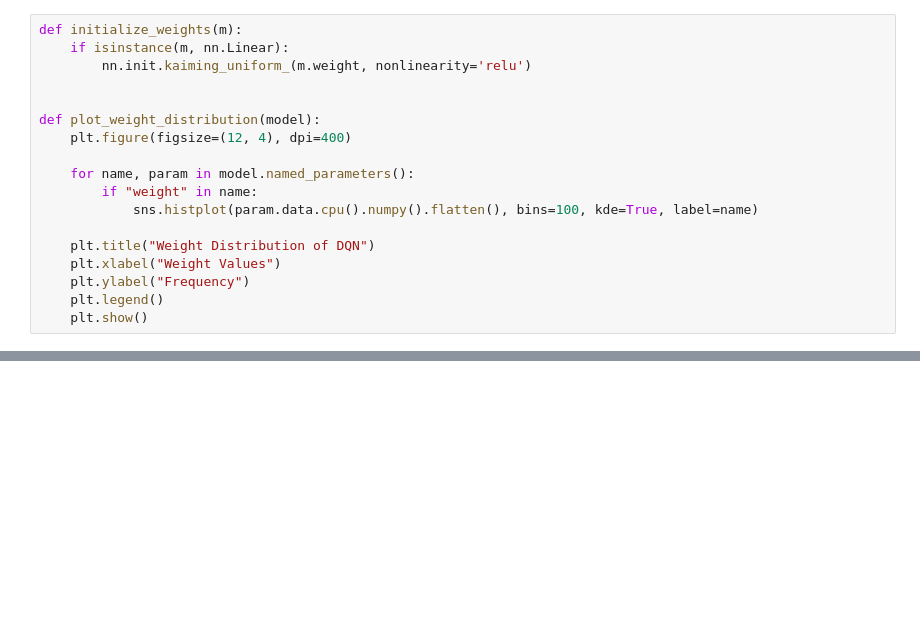
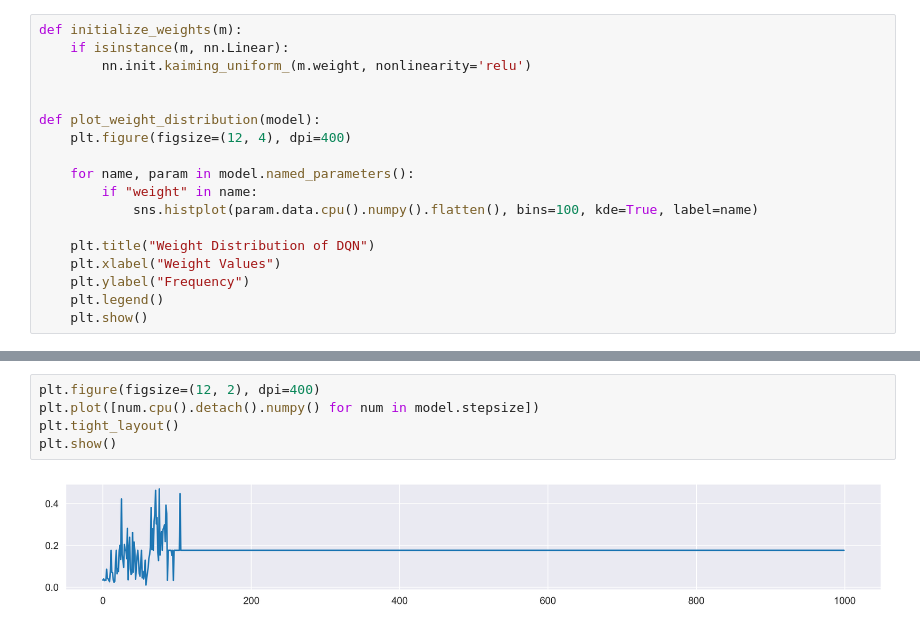
Before and after one commit to kimjuhwan1234/Study_RL, a Jupyter notebook: 29. TRPO.ipynb, the cells around one changed output, grey strips where cells are left out. Cells and saved outputs as stored; diff of their text form; blank space fills up the shorter version.

```diff
--- a/29. TRPO.ipynb
+++ b/29. TRPO.ipynb
@@ -81,3 +158,10 @@ tensor(-1.0643, device='cuda:0') tensor(0.0010, device='cuda:0')
+# %%
+plt.figure(figsize=(12, 2), dpi=400)
+plt.plot([num.cpu().detach().numpy() for num in model.stepsize])
+plt.tight_layout()
+plt.show()
+# %% [output]
+[figure, added]
 # %%
 # 현재 policy_net의 가중치 분포 확인
 plot_weight_distribution(model.v)
```
Also changed, not shown: parts of 4 cells of this notebook, 1 other file.
